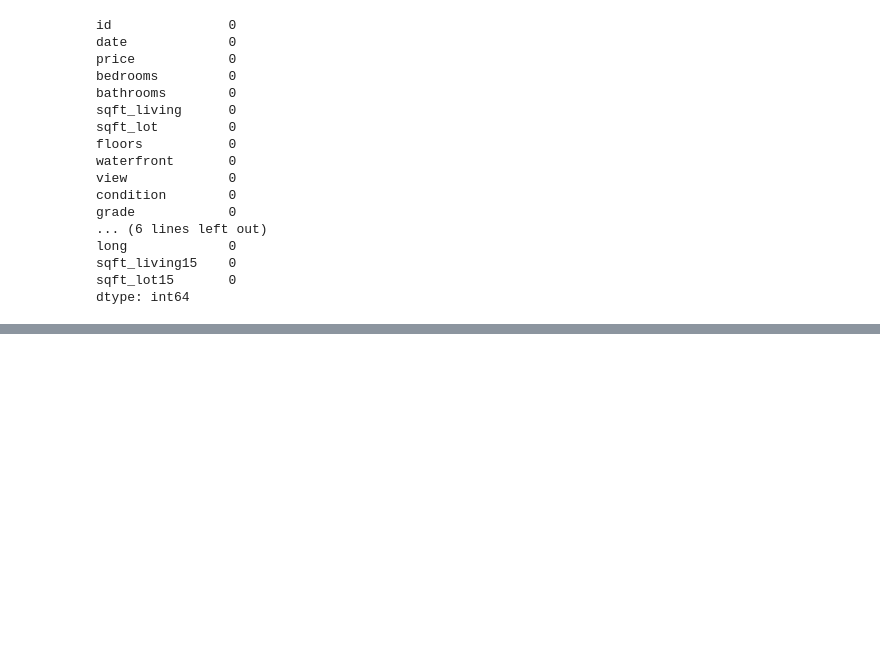
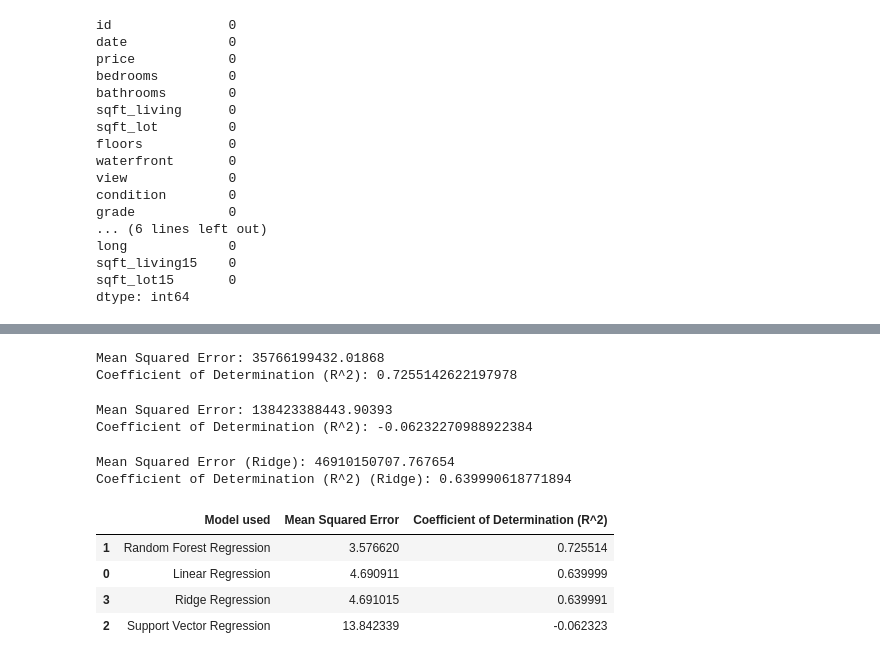
Before and after one commit to DavidRiemer02/ML_Project, a Jupyter notebook: Group project.ipynb, the cells around one changed output, grey strips where cells are left out. Cells and saved outputs as stored; diff of their text form; code cells hidden in the pictures; blank space fills up the shorter version.

```diff
--- a/Group project.ipynb
+++ b/Group project.ipynb
@@ -173,0 +253,78 @@ dtype: int64
+# %%
+from sklearn.ensemble import RandomForestRegressor
+
+model_RFR = RandomForestRegressor(n_estimators=50)
+model_RFR.fit(X_train, y_train)
+y_pred_RFR = model_RFR.predict(X_test)
+
+# Evaluate the model's performance
+mse_RFR = mean_squared_error(y_test, y_pred_RFR)
+r2_RFR = r2_score(y_test, y_pred_RFR)
+
+print("Mean Squared Error:", mse_RFR)
+print("Coefficient of Determination (R^2):", r2_RFR)
+# %% [output]
+Mean Squared Error: 35766199432.01868
+Coefficient of Determination (R^2): 0.7255142622197978
+# %%
+from sklearn import svm
+from sklearn.svm import SVC
+from sklearn.metrics import mean_absolute_percentage_error
+
+model_SVR = svm.SVR()
+model_SVR.fit(X_train,y_train)
+y_pred_SVR = model_SVR.predict(X_test)
+
+# Evaluate the model's performance
+mse_SVR = mean_squared_error(y_test, y_pred_SVR)
+r2_SVR = r2_score(y_test, y_pred_SVR)
+
+print("Mean Squared Error:", mse_SVR)
+print("Coefficient of Determination (R^2):", r2_SVR)
+# %% [output]
+Mean Squared Error: 138423388443.90393
+Coefficient of Determination (R^2): -0.06232270988922384
+# %%
+from sklearn.linear_model import Ridge
+
+# Create an instance of the Ridge regression model
+model_Ridge = Ridge(alpha=0.5)
+
+# Fit the model to the training data
+model_Ridge.fit(X_train, y_train)
+
+# Predict the housing prices using the testing data
+y_pred_Ridge = model_Ridge.predict(X_test)
+
+# Evaluate the model's performance
+mse_Ridge = mean_squared_error(y_test, y_pred_Ridge)
+r2_Ridge = r2_score(y_test, y_pred_Ridge)
+
+print("Mean Squared Error (Ridge):", mse_Ridge)
+print("Coefficient of Determination (R^2) (Ridge):", r2_Ridge)
+# %% [output]
+Mean Squared Error (Ridge): 46910150707.767654
+Coefficient of Determination (R^2) (Ridge): 0.639990618771894
+# %%
+import pandas as pd
+
+# Create a dictionary to store the results
+results = {
+    'Model used': ['Linear Regression', 'Random Forest Regression', 'Support Vector Regression', 'Ridge Regression'],
+    'Mean Squared Error': [mse_LR, mse_RFR, mse_SVR, mse_Ridge],
+    'Coefficient of Determination (R^2)': [r2_LR, r2_RFR, r2_SVR, r2_Ridge]
+}
+
+# Create a DataFrame from the dictionary
+results_df = pd.DataFrame(results)
+# Use sigmoid function to scale the MSE
+results_df['Mean Squared Error'] = results_df['Mean Squared Error']/10000000000
+#Sort by MSE
+results_df.sort_values(by=['Mean Squared Error'], inplace=True)
+results_df.head()
+# %% [output]
+|  | Model used | Mean Squared Error | Coefficient of Determination (R^2) |
+| 1 | Random Forest Regression | 3.576620 | 0.725514 |
+| 0 | Linear Regression | 4.690911 | 0.639999 |
+| 3 | Ridge Regression | 4.691015 | 0.639991 |
+| 2 | Support Vector Regression | 13.842339 | -0.062323 |
```
Also changed, not shown: parts of 13 cells of this notebook.
